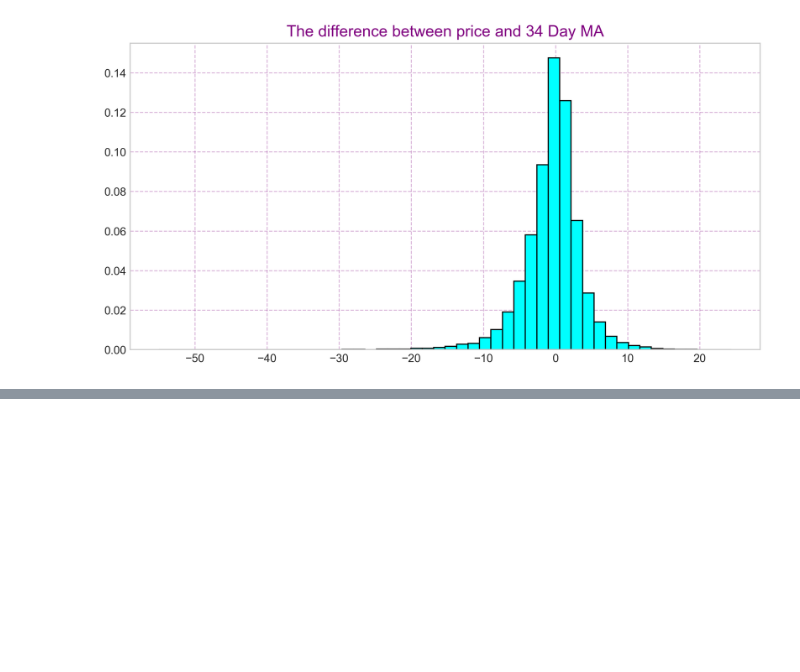
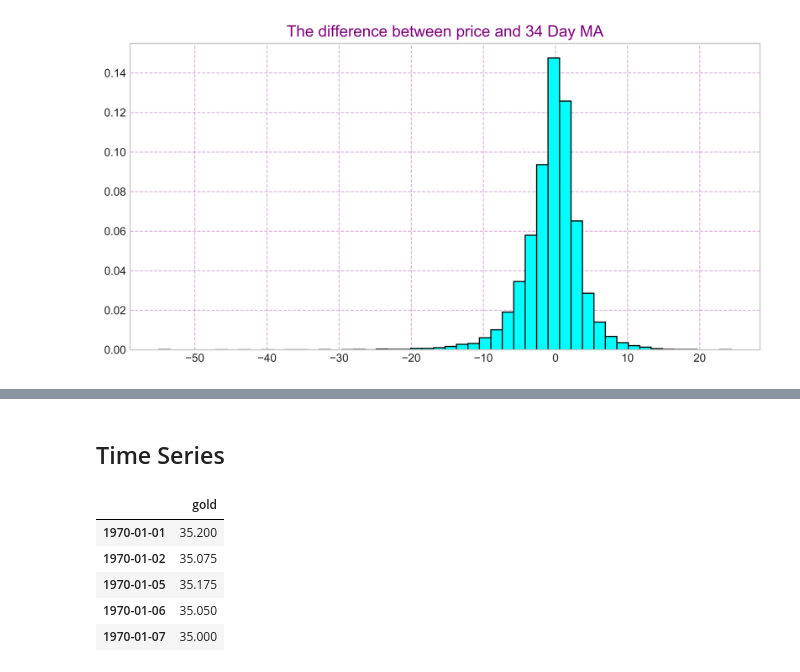
Before and after one commit to diogoaurelio/finmarkets, a Jupyter notebook: notebooks/gold.ipynb, the cells around one changed output, grey strips where cells are left out. Cells and saved outputs as stored; diff of their text form; code cells hidden in the pictures; blank space fills up the shorter version.

```diff
--- a/notebooks/gold.ipynb
+++ b/notebooks/gold.ipynb
@@ -93,2 +99,4 @@ min          0.000000
 max         55.000669
 Name: priceGap34, dtype: float64
+# %% [markdown]
+## Time Series
@@ -94,0 +105,9 @@ Name: priceGap34, dtype: float64
+# %%
+gold.head()
+# %% [output]
+|  | gold |
+| 1970-01-01 | 35.200 |
+| 1970-01-02 | 35.075 |
+| 1970-01-05 | 35.175 |
+| 1970-01-06 | 35.050 |
+| 1970-01-07 | 35.000 |
```
Also changed, not shown: parts of 11 cells of this notebook, 18 other files.
